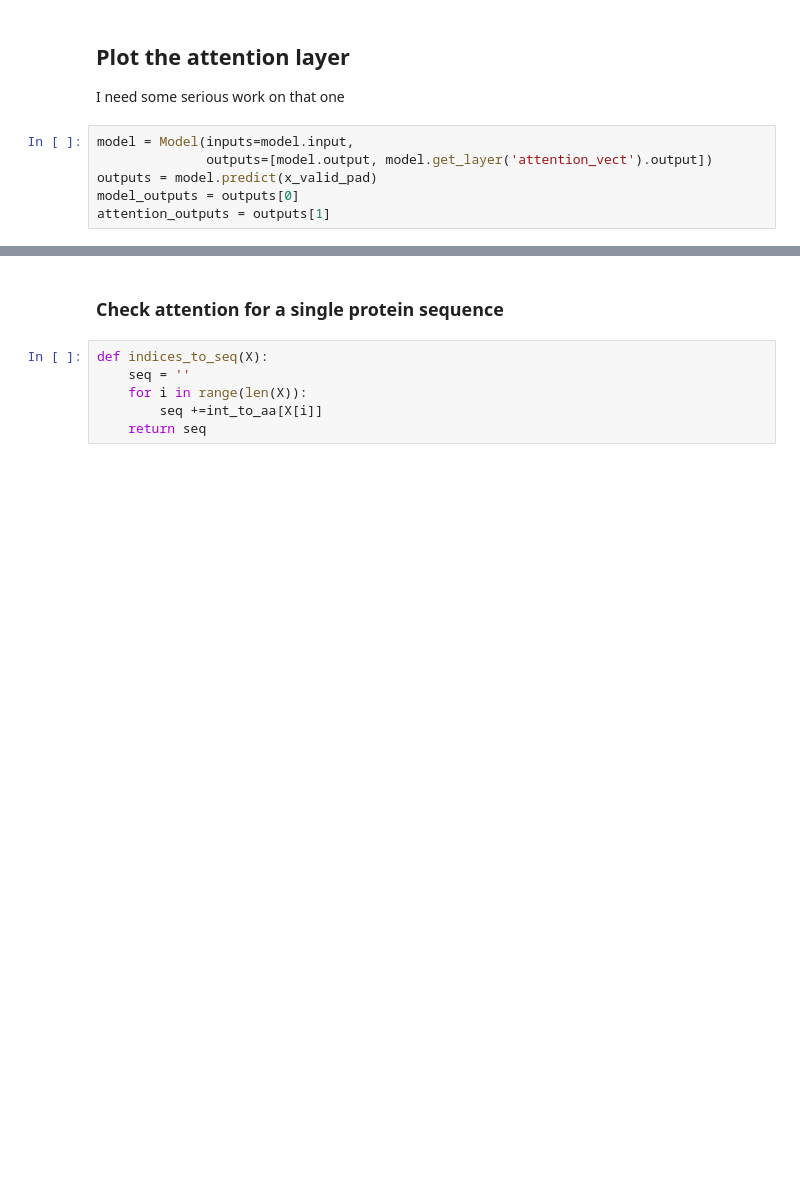
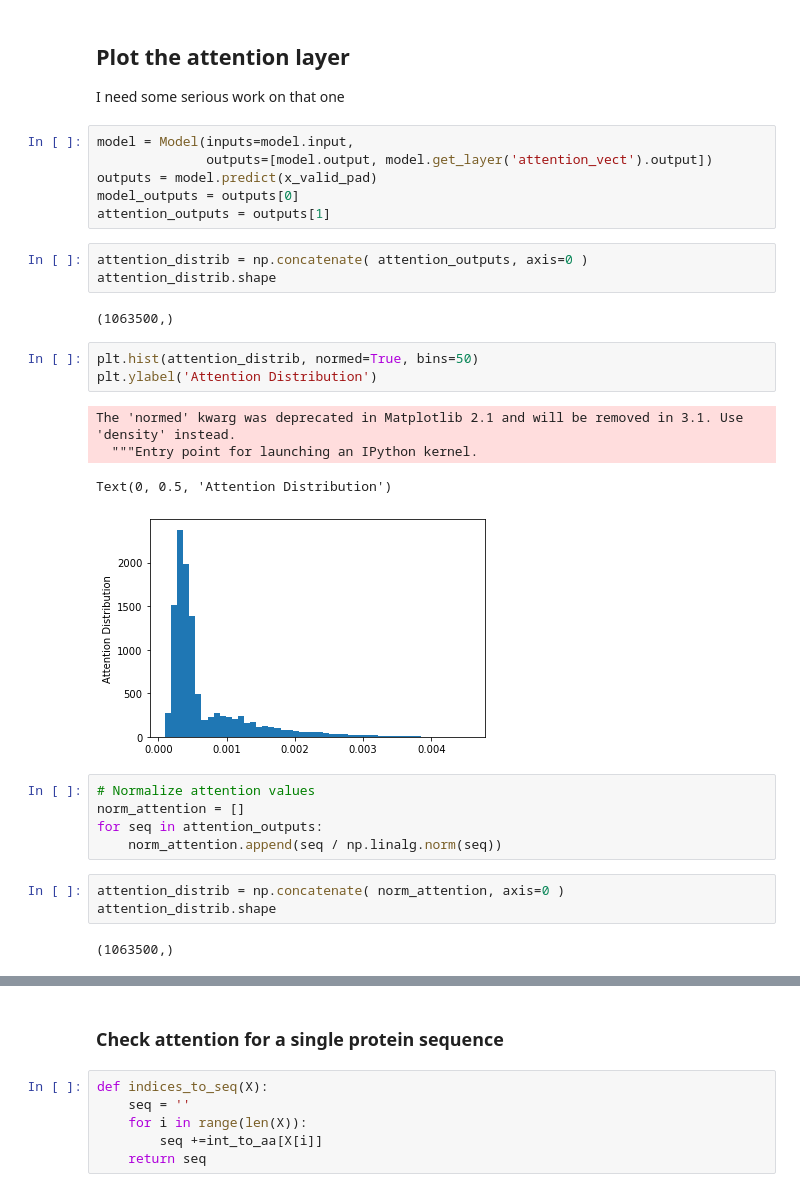
Before and after one commit to JulieRojas/Protein_Localisation_ML, a Jupyter notebook: GlobalClasses_prediction/3 Classes classifier with attention.ipynb, the cells around one changed output, grey strips where cells are left out. Saved outputs shown, nothing was run; the diff lists cells and outputs as text; blank space fills up the shorter version.

```diff
--- a/GlobalClasses_prediction/3 Classes classifier with attention.ipynb
+++ b/GlobalClasses_prediction/3 Classes classifier with attention.ipynb
@@ -330,3 +337,26 @@ model = Model(inputs=model.input,
 outputs = model.predict(x_valid_pad)
 model_outputs = outputs[0]
 attention_outputs = outputs[1]
+# %%
+attention_distrib = np.concatenate( attention_outputs, axis=0 )
+attention_distrib.shape
+# %% [output]
+(1063500,)
+# %%
+plt.hist(attention_distrib, normed=True, bins=50)
+plt.ylabel('Attention Distribution')
+# %% [output]
+The 'normed' kwarg was deprecated in Matplotlib 2.1 and will be removed in 3.1. Use 'density' instead.
+  """Entry point for launching an IPython kernel.
+Text(0, 0.5, 'Attention Distribution')
+[figure, added]
+# %%
+# Normalize attention values
+norm_attention = []
+for seq in attention_outputs:
+    norm_attention.append(seq / np.linalg.norm(seq))
+# %%
+attention_distrib = np.concatenate( norm_attention, axis=0 )
+attention_distrib.shape
+# %% [output]
+(1063500,)
```
Also changed, not shown: parts of 13 cells of this notebook, 7 other files.
